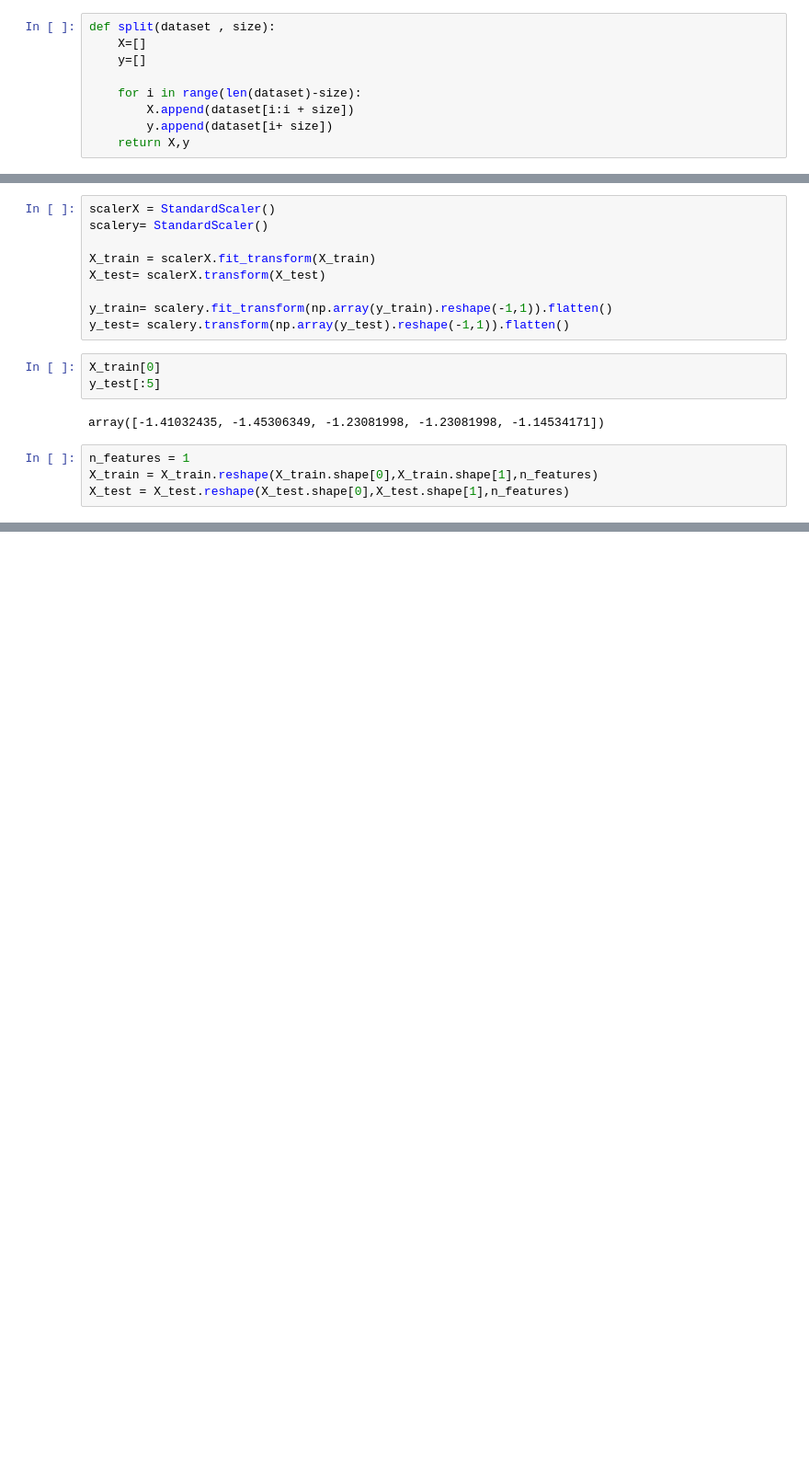
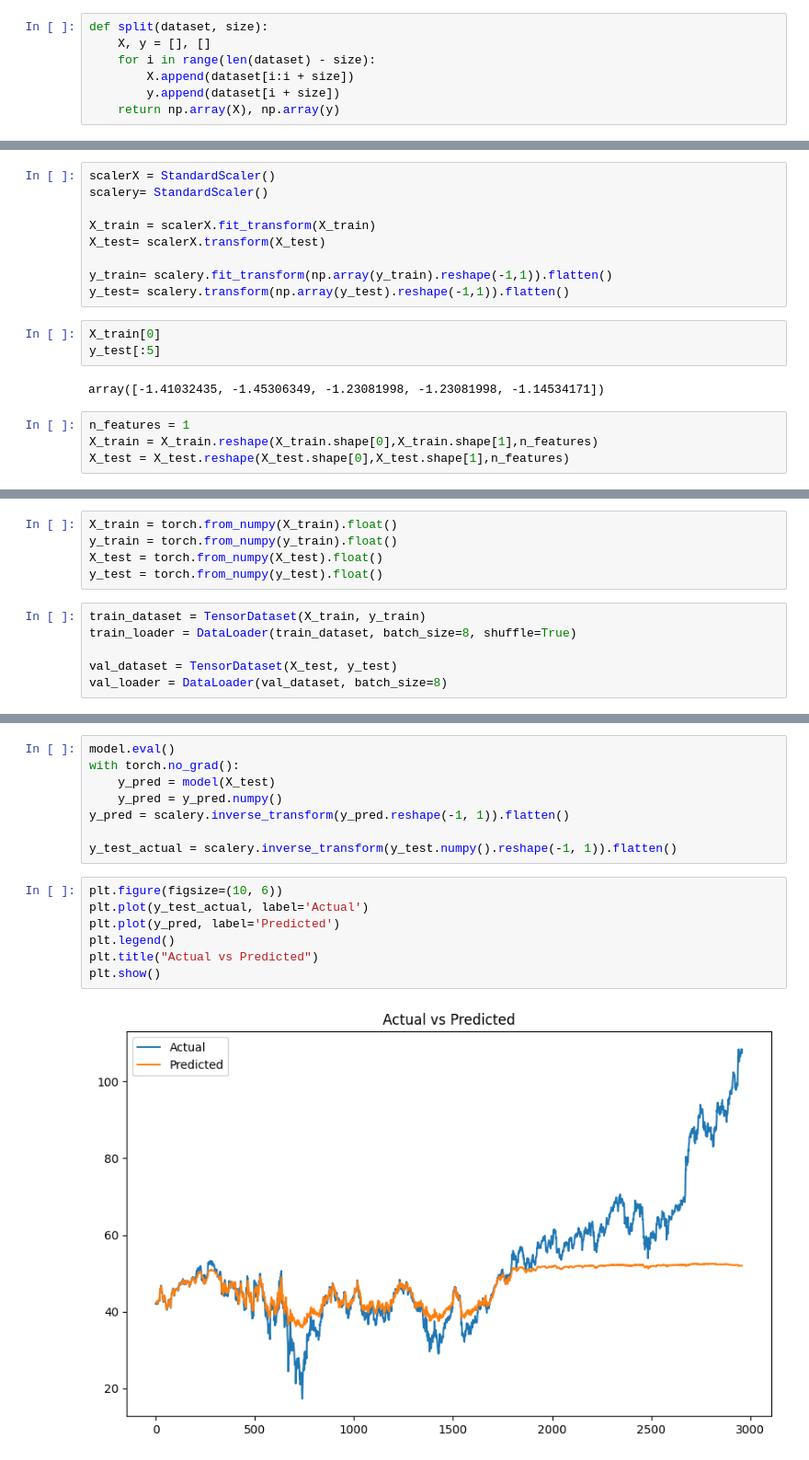
Before and after one commit to vajradevam/minorproject, a Jupyter notebook: src/amit_3747/main.ipynb, the cells around one changed output, grey strips where cells are left out. Shown: that part at 92% size. Cells and saved outputs as stored; diff of their text form; blank space fills up the shorter version.

```diff
--- a/src/amit_3747/main.ipynb
+++ b/src/amit_3747/main.ipynb
@@ -94,14 +76,12 @@ train_data.shape
 # %%
 size = 60
 # %%
-def split(dataset , size):
-    X=[]
-    y=[]
-
-    for i in range(len(dataset)-size):
+def split(dataset, size):
+    X, y = [], []
+    for i in range(len(dataset) - size):
         X.append(dataset[i:i + size])
-        y.append(dataset[i+ size])
-    return X,y
+        y.append(dataset[i + size])
+    return np.array(X), np.array(y)
 # %%
 X_train, y_train= split(train_data, 60)
 X_test, y_test= split(test_data, 60)
@@ -177,0 +116,11 @@ AttributeError: 'tuple' object has no attribute 'size'
+# %%
+X_train = torch.from_numpy(X_train).float()
+y_train = torch.from_numpy(y_train).float()
+X_test = torch.from_numpy(X_test).float()
+y_test = torch.from_numpy(y_test).float()
+# %%
+train_dataset = TensorDataset(X_train, y_train)
+train_loader = DataLoader(train_dataset, batch_size=8, shuffle=True)
+
+val_dataset = TensorDataset(X_test, y_test)
+val_loader = DataLoader(val_dataset, batch_size=8)
@@ -177,0 +171,17 @@ AttributeError: 'tuple' object has no attribute 'size'
+# %%
+model.eval()
+with torch.no_grad():
+    y_pred = model(X_test)
+    y_pred = y_pred.numpy()
+y_pred = scalery.inverse_transform(y_pred.reshape(-1, 1)).flatten()
+
+y_test_actual = scalery.inverse_transform(y_test.numpy().reshape(-1, 1)).flatten()
+# %%
+plt.figure(figsize=(10, 6))
+plt.plot(y_test_actual, label='Actual')
+plt.plot(y_pred, label='Predicted')
+plt.legend()
+plt.title("Actual vs Predicted")
+plt.show()
+# %% [output]
+[figure, added]
```
Also changed, not shown: parts of 7 cells of this notebook, 1 other file.
